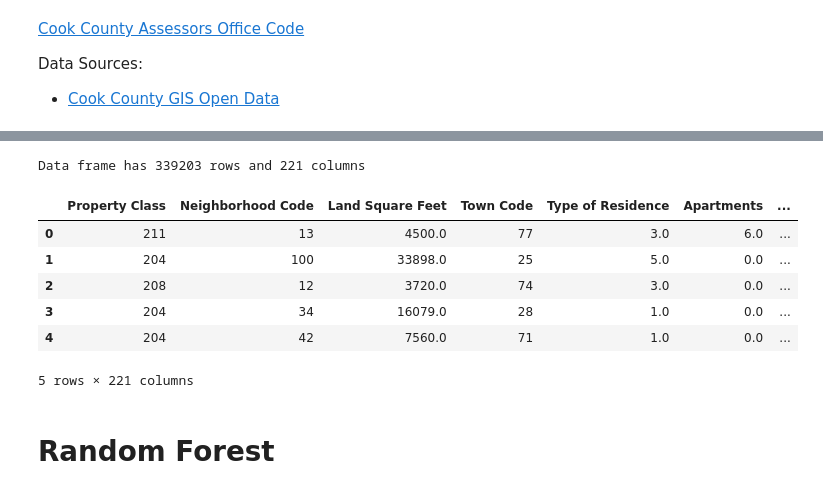
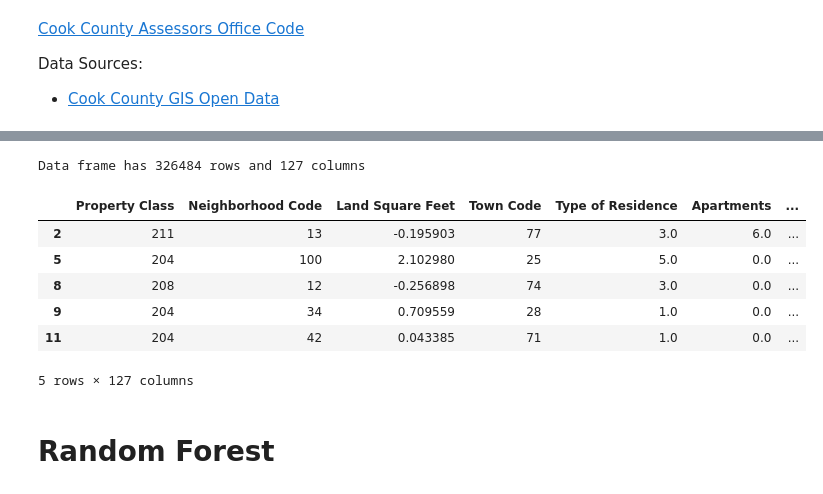
Before and after one commit to alexandermichels/ChicagoHousingModels, a Jupyter notebook: RandomForest.ipynb, the cells around one changed output, grey strips where cells are left out. Cells and saved outputs as stored; diff of their text form; code cells hidden in the pictures.

```diff
--- a/RandomForest.ipynb
+++ b/RandomForest.ipynb
@@ -23,7 +23,7 @@ from tqdm import tqdm
 # %%
 dataset_dropdown = widgets.Dropdown(
     options = glob.glob("./data/processed/*.pkl"),
-    value = "./data/processed/Cleaned_Chicago_Sales_geo.pkl",
+    value = "./data/processed/Cleaned_Chicago_Sales.pkl",
     description = "Data: "
 )
 display(dataset_dropdown)
@@ -83,28 +70,23 @@ SelectionRangeSlider(index=(0, 9389), layout=Layout(width='500px'), options=(10,
 # %%
 ml_df = pd.read_pickle(dataset)
 date_slider_i = dates_slider.index
 start, end = dates[date_slider_i[0]], dates[date_slider_i[1]]
-label_transform = label_transform_dropdown.value
 #print(start, end)
 ml_df = ml_df[ml_df["Sale Date"] <= end]
 ml_df = ml_df[ml_df["Sale Date"] >= start]
-price_i = price_slider.index
-low_price, high_price = price_range[price_i[0]], price_range[price_i[1]]
-ml_df = ml_df[ml_df["Sale Price"] >= low_price*1000]
-ml_df = ml_df[ml_df["Sale Price"] <= high_price*1000]
 
 ml_df = ml_df.drop(drop_these, axis=1)
 print("Data frame has {} rows and {} columns".format(len(ml_df), len(ml_df.columns)))
 ml_df.head()
 # %% [output]
-Data frame has 339203 rows and 221 columns
+Data frame has 326484 rows and 127 columns
 |  | Property Class | Neighborhood Code | Land Square Feet | Town Code | Type of Residence | Apartments | ... |
-| 0 | 211 | 13 | 4500.0 | 77 | 3.0 | 6.0 | ... |
-| 1 | 204 | 100 | 33898.0 | 25 | 5.0 | 0.0 | ... |
-| 2 | 208 | 12 | 3720.0 | 74 | 3.0 | 0.0 | ... |
-| 3 | 204 | 34 | 16079.0 | 28 | 1.0 | 0.0 | ... |
-| 4 | 204 | 42 | 7560.0 | 71 | 1.0 | 0.0 | ... |
+| 2 | 211 | 13 | -0.195903 | 77 | 3.0 | 6.0 | ... |
+| 5 | 204 | 100 | 2.102980 | 25 | 5.0 | 0.0 | ... |
+| 8 | 208 | 12 | -0.256898 | 74 | 3.0 | 0.0 | ... |
+| 9 | 204 | 34 | 0.709559 | 28 | 1.0 | 0.0 | ... |
+| 11 | 204 | 42 | 0.043385 | 71 | 1.0 | 0.0 | ... |
-5 rows × 221 columns
+5 rows × 127 columns
 # %% [markdown]
 # Random Forest
 # %%
```
Also changed, not shown: parts of 16 cells of this notebook, 8 other files.
